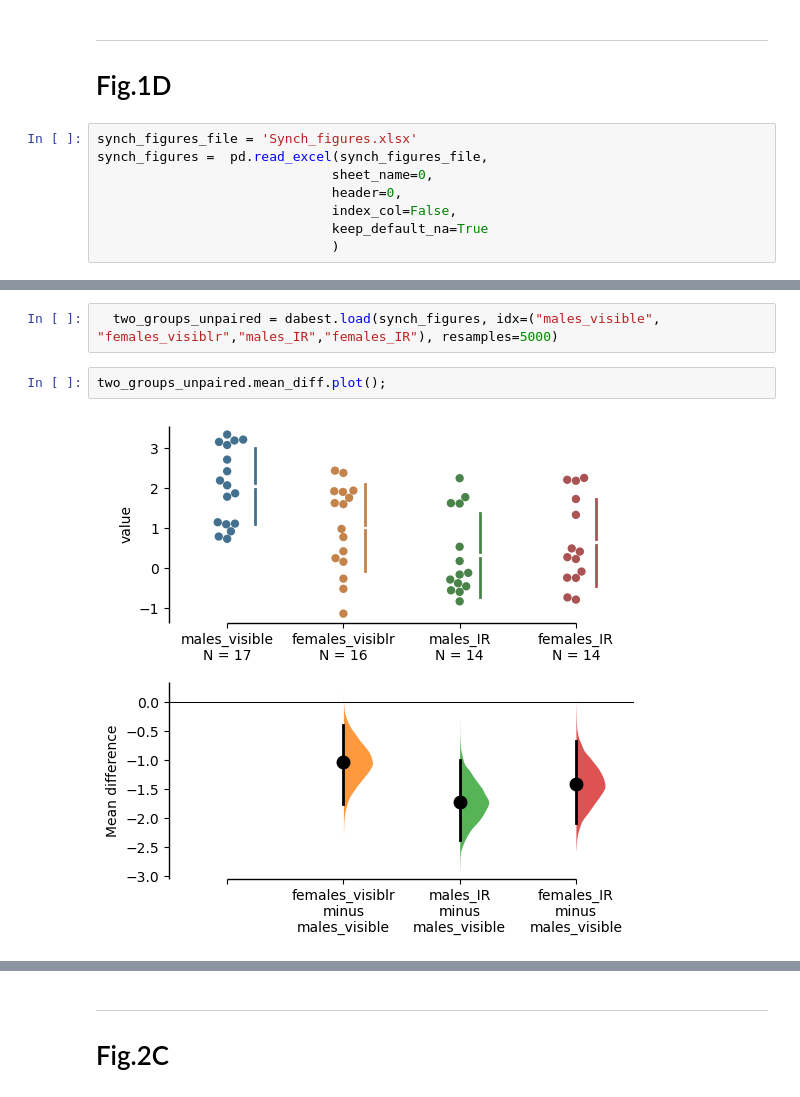
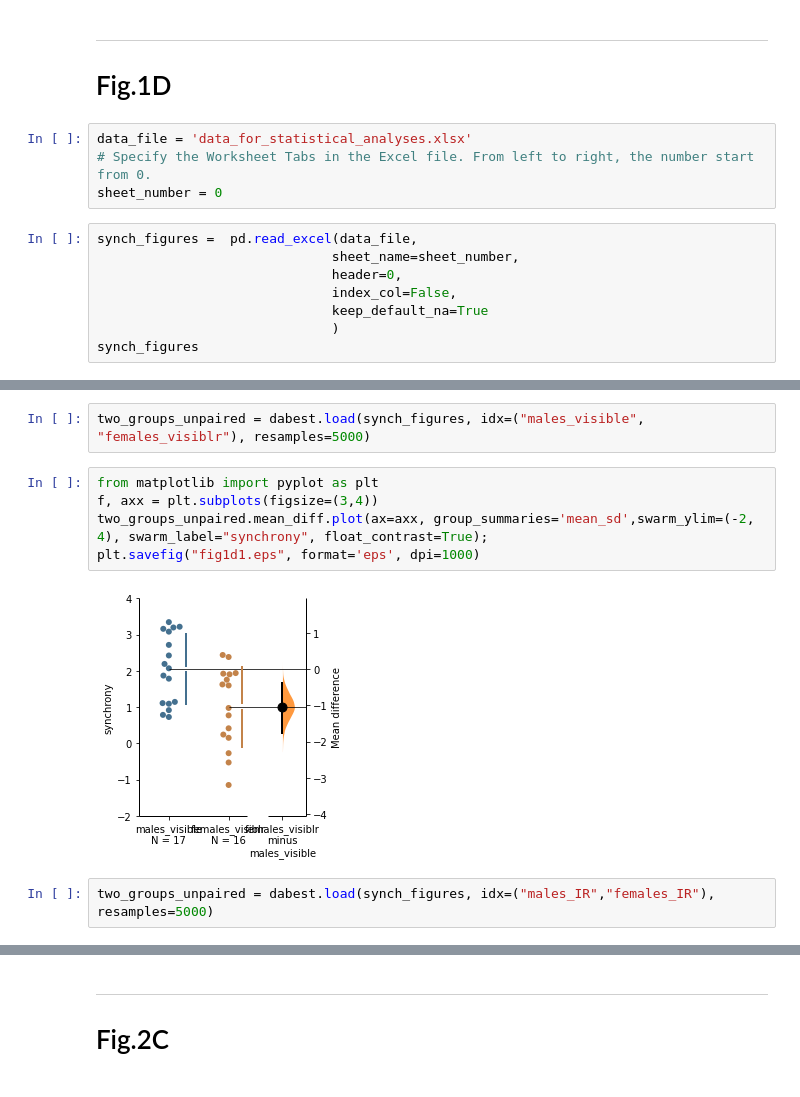
Before and after one commit to wataruito/Codes_in_Emotional_sync_Ito_et_al, a Jupyter notebook: statistical_analyses.ipynb, the cells around one changed output, grey strips where cells are left out. Cells and saved outputs as stored; diff of their text form.

Commit message:
statistical analysis

```diff
--- a/statistical_analyses.ipynb
+++ b/statistical_analyses.ipynb
@@ -22,11 +53,15 @@ We're using DABEST v0.3.1
 # %% [markdown]
 ---
 # Fig.1D
+# %%
+data_file = 'data_for_statistical_analyses.xlsx'
+# Specify the Worksheet Tabs in the Excel file. From left to right, the number start from 0.
+sheet_number = 0
 # %%
-synch_figures_file = 'Synch_figures.xlsx'
-synch_figures =  pd.read_excel(synch_figures_file,
-                              sheet_name=0,
+synch_figures =  pd.read_excel(data_file,
+                              sheet_name=sheet_number,
                               header=0,
                               index_col=False,
                               keep_default_na=True
                               )
+synch_figures
@@ -54,6 +87,11 @@ synch_figures
 # %%
-  two_groups_unpaired = dabest.load(synch_figures, idx=("males_visible", "females_visiblr","males_IR","females_IR"), resamples=5000)
+two_groups_unpaired = dabest.load(synch_figures, idx=("males_visible", "females_visiblr"), resamples=5000)
-# %%
-two_groups_unpaired.mean_diff.plot();
-# %% [output]
-[figure, removed]
+# %%
+from matplotlib import pyplot as plt
+f, axx = plt.subplots(figsize=(3,4))
+two_groups_unpaired.mean_diff.plot(ax=axx, group_summaries='mean_sd',swarm_ylim=(-2, 4), swarm_label="synchrony", float_contrast=True);
+plt.savefig("fig1d1.eps", format='eps', dpi=1000)
+# %% [output]
+[figure, added]
+# %%
+two_groups_unpaired = dabest.load(synch_figures, idx=("males_IR","females_IR"), resamples=5000)
```
Also changed, not shown: parts of 38 cells of this notebook, 9 other files.
